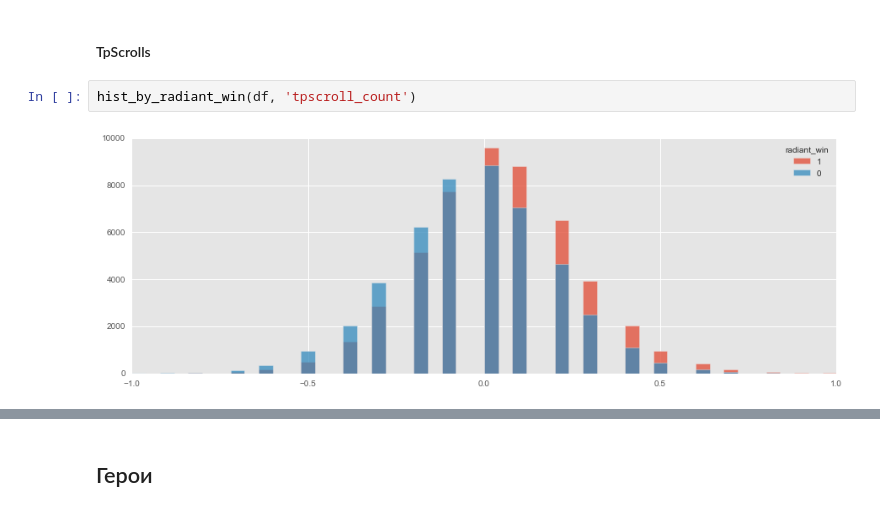
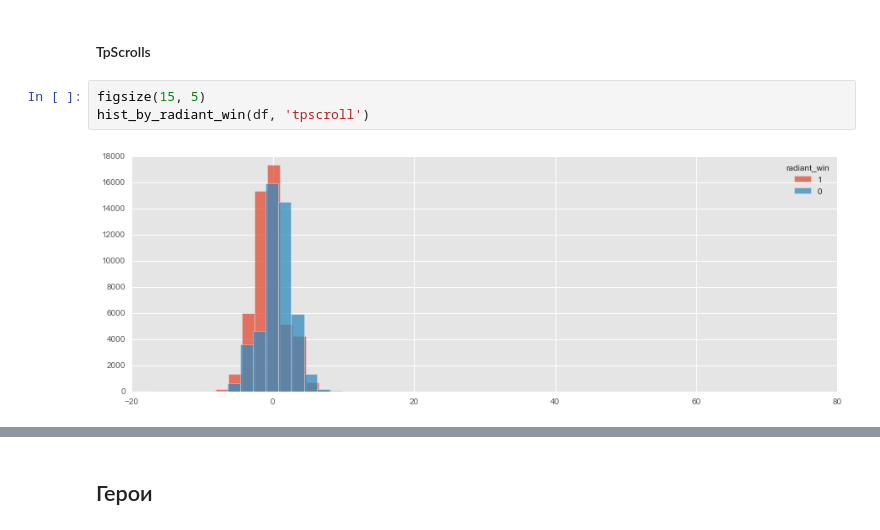
Before and after one commit to blagoffvyacheslav/kaggle, a Jupyter notebook: 2016-02-dota-2-win-probability-prediction/report.ipynb, the cells around one changed output, grey strips where cells are left out. Cells and saved outputs as stored; diff of their text form.

```diff
--- a/2016-02-dota-2-win-probability-prediction/report.ipynb
+++ b/2016-02-dota-2-win-probability-prediction/report.ipynb
@@ -118,6 +153,7 @@ hist_by_radiant_win(df, 'boots_count')
 # %% [markdown]
 #### TpScrolls
-# %%
-hist_by_radiant_win(df, 'tpscroll_count')
-# %% [output]
-[figure, removed]
+# %%
+figsize(15, 5)
+hist_by_radiant_win(df, 'tpscroll')
+# %% [output]
+[figure, added]
```
Also changed, not shown: parts of 57 cells of this notebook.
